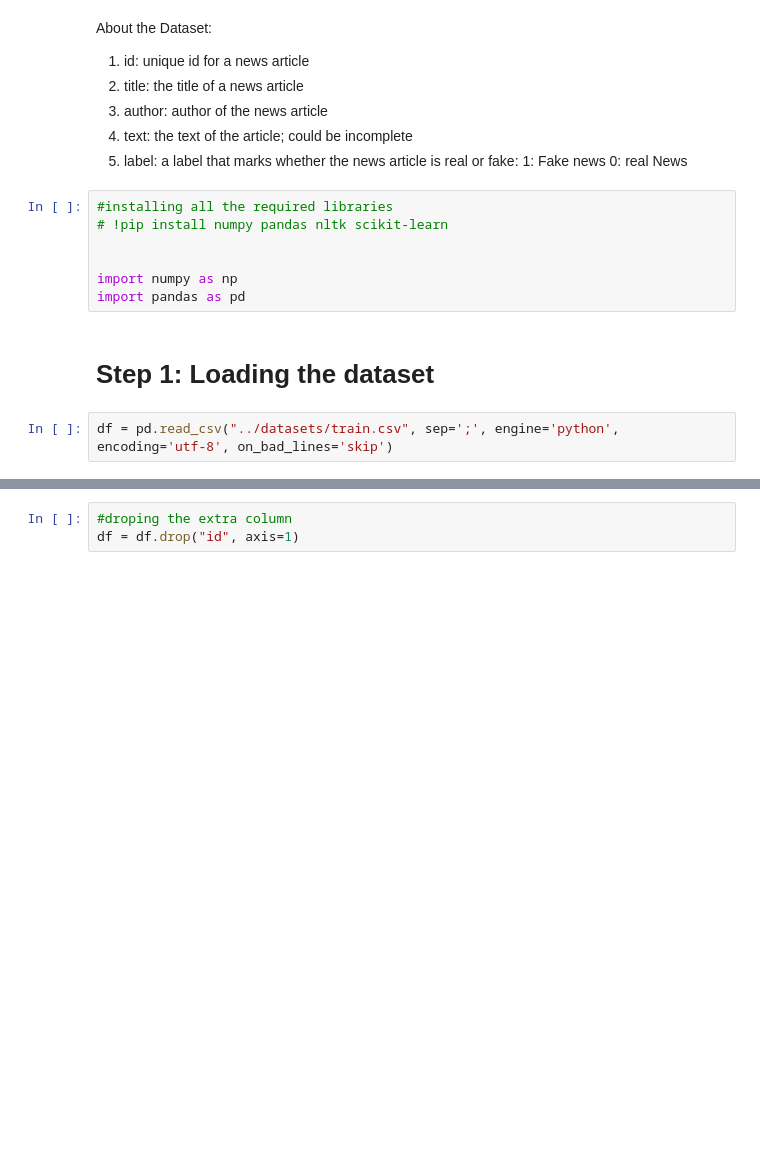
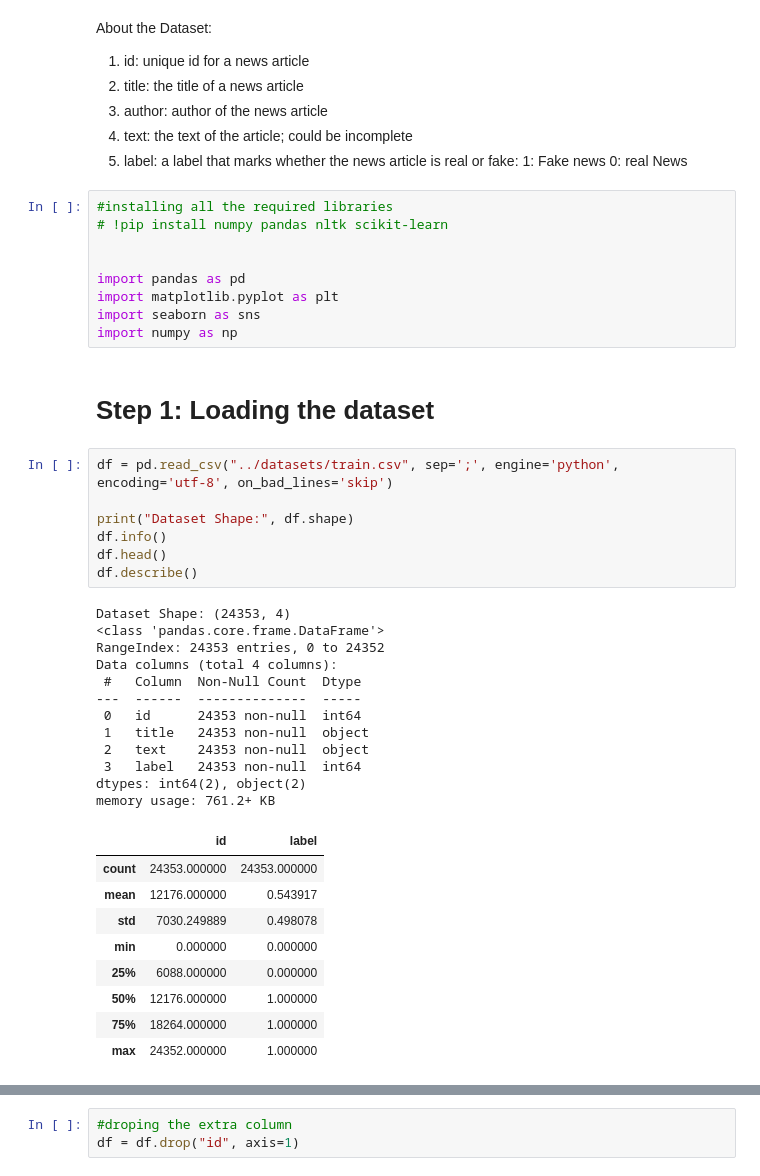
Before and after one commit to shersheryar/ML-Projects, a Jupyter notebook: fake-news-detection/Sheryar_Sher_fake-news-detection.ipynb, the cells around one changed output, grey strips where cells are left out. Drawn from its saved outputs; the diff is of its cells as text; blank space fills up the shorter version.

```diff
--- a/fake-news-detection/fake-news-detection.ipynb
+++ b/fake-news-detection/Sheryar_Sher_fake-news-detection.ipynb
@@ -13,9 +13,38 @@ About the Dataset:
 # !pip install numpy pandas nltk scikit-learn
 
 
+import pandas as pd
+import matplotlib.pyplot as plt
+import seaborn as sns
 import numpy as np
-import pandas as pd
 # %% [markdown]
 # Step 1: Loading the dataset
 # %%
 df = pd.read_csv("../datasets/train.csv", sep=';', engine='python', encoding='utf-8', on_bad_lines='skip')
+
+print("Dataset Shape:", df.shape)
+df.info()
+df.head()
+df.describe()
+# %% [output]
+Dataset Shape: (24353, 4)
+<class 'pandas.core.frame.DataFrame'>
+RangeIndex: 24353 entries, 0 to 24352
+Data columns (total 4 columns):
+ #   Column  Non-Null Count  Dtype
+---  ------  --------------  -----
+ 0   id      24353 non-null  int64
+ 1   title   24353 non-null  object
+ 2   text    24353 non-null  object
+ 3   label   24353 non-null  int64
+dtypes: int64(2), object(2)
+memory usage: 761.2+ KB
+|  | id | label |
+| count | 24353.000000 | 24353.000000 |
+| mean | 12176.000000 | 0.543917 |
+| std | 7030.249889 | 0.498078 |
+| min | 0.000000 | 0.000000 |
+| 25% | 6088.000000 | 0.000000 |
+| 50% | 12176.000000 | 1.000000 |
+| 75% | 18264.000000 | 1.000000 |
+| max | 24352.000000 | 1.000000 |
```
Also changed, not shown: parts of 9 cells of this notebook, 6 other files.
